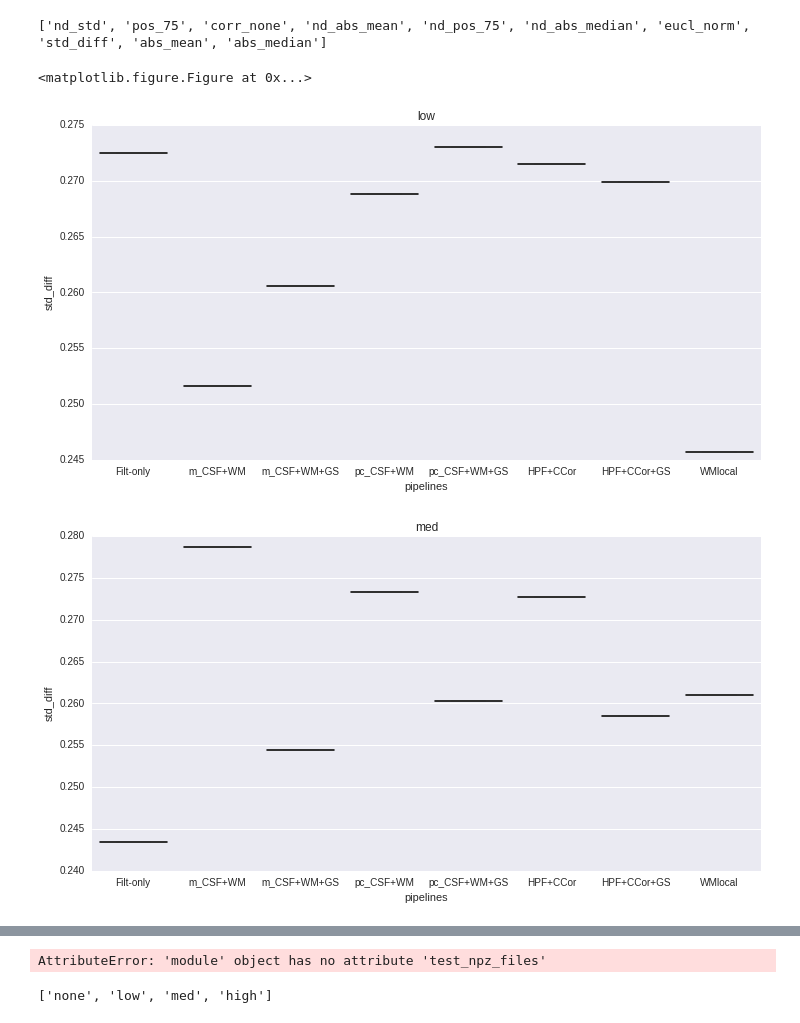
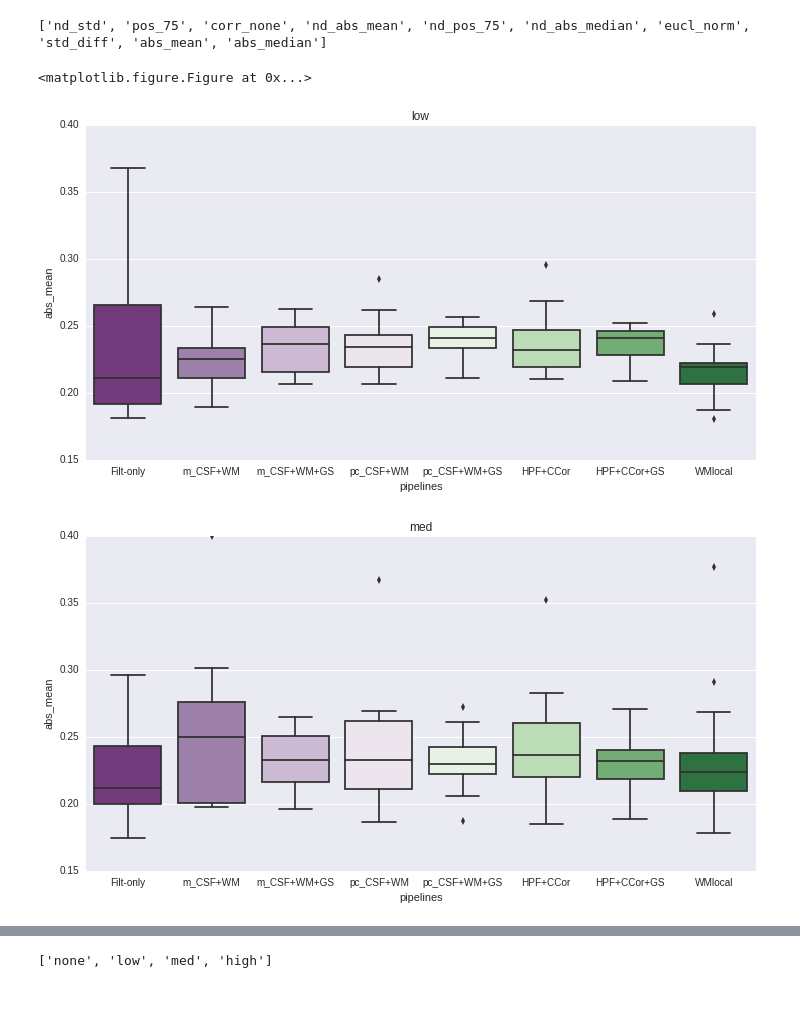
Before and after one commit to simpace/processing-scripts, a Jupyter notebook: simpace/signals2results.ipynb, the cells around one changed output, grey strips where cells are left out. Cells and saved outputs as stored; diff of their text form; code cells hidden in the pictures.

Commit message:
latest version - see diff

```diff
--- a/simpace/signals2results.ipynb
+++ b/simpace/signals2results.ipynb
@@ -245,13 +247,13 @@ print(measures)
 # %% [output]
 ['nd_std', 'pos_75', 'corr_none', 'nd_abs_mean', 'nd_pos_75', 'nd_abs_median', 'eucl_norm', 'std_diff', 'abs_mean', 'abs_median']
 # %%
-mkey = 'std_diff'
+mkey = 'abs_mean'
 for cond in ordered_conds:
     if 'nd_' not in mkey:
         if cond != 'none': axes = plot_summary(pipe_res, cond, mkey)
     else:
         axes = plot_summary(pipe_res, cond, mkey)
 # %% [output]
 <matplotlib.figure.Figure at 0x...>
-[figure, old version]
+[figure, new version]
-[figure, old version]
+[figure, new version]
@@ -259,4 +261,5 @@ for cond in ordered_conds:
 # %%
+"""
 np.set_printoptions(precision=3)
 
 
@@ -283,8 +286,8 @@ for pipe in ordered_pipelines:
                     lin.norm(stdev[k]), stdev[k].mean()))
         #print('check', vari[k][[1,2,3,4],[1,2,3,4]]) #  bias[k].shape,
     print("\n")
+"""
+pass
-# %% [output]
-AttributeError: 'module' object has no attribute 'test_npz_files'
 # %%
 ordered_conds
 # %% [output]
```
Also changed, not shown: parts of 10 cells of this notebook.
